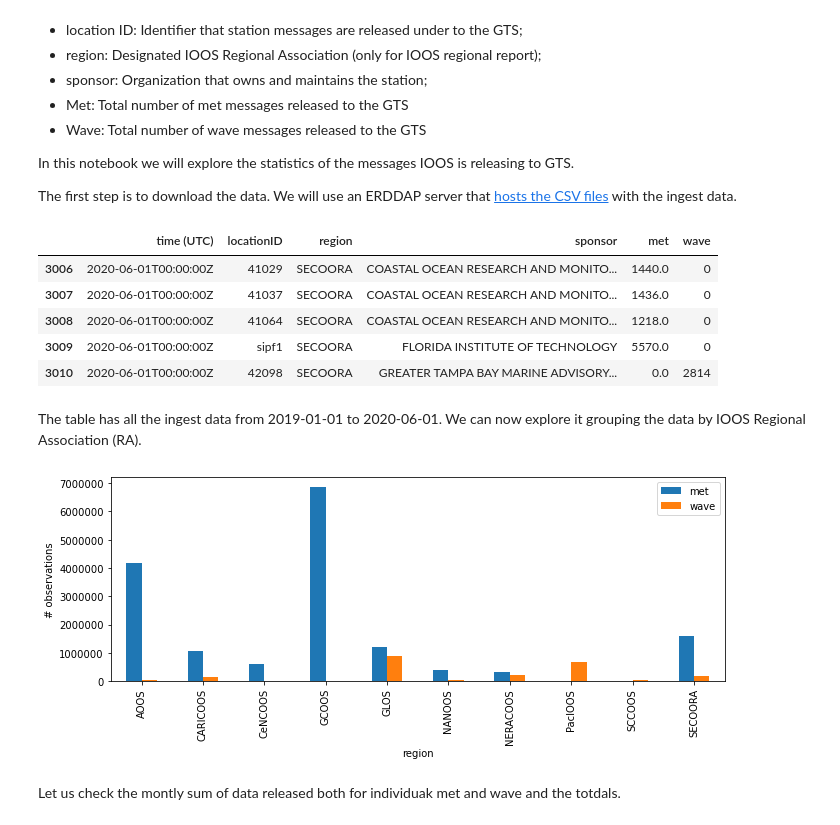
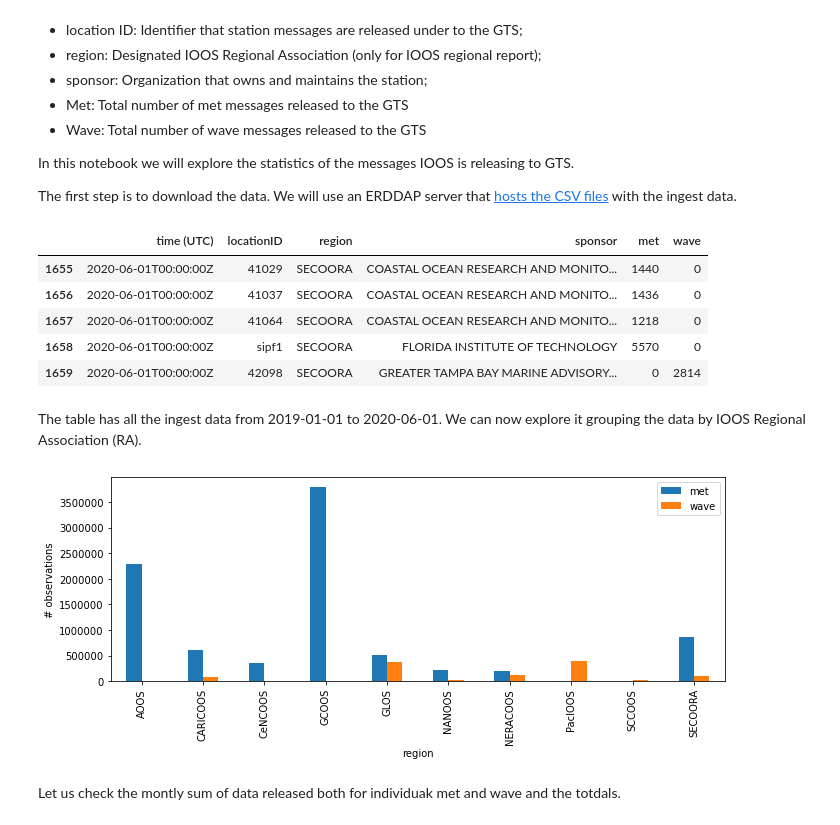
Before and after one commit to ioos/notebooks_demos, a Jupyter notebook: notebooks/2020-10-10-GTS.ipynb, the cells around one changed output. Saved outputs shown, nothing was run; the diff lists cells and outputs as text; code cells hidden in the pictures.

```diff
--- a/notebooks/2020-10-10-GTS.ipynb
+++ b/notebooks/2020-10-10-GTS.ipynb
@@ -26,21 +26,22 @@ e = ERDDAP(server=server, protocol="tabledap")
 e.dataset_id = "ioos_obs_counts"
 e.variables = ["time", "locationID", "region", "sponsor", "met", "wave"]
 e.constraints = {
-    "time>=": "2019-01-01T00:00:00Z",
+    "time>=": "2019-09",
+    "time<": "2020-11",
 }
 # %%
-df = e.to_pandas()
+df = e.to_pandas(parse_dates=True)
 
 df["locationID"] = df["locationID"].str.lower()
 
 df.tail()
 # %% [output]
 |  | time (UTC) | locationID | region | sponsor | met | wave |
-| 3006 | 2020-06-01T00:00:00Z | 41029 | SECOORA | COASTAL OCEAN RESEARCH AND MONITO... | 1440.0 | 0 |
-| 3007 | 2020-06-01T00:00:00Z | 41037 | SECOORA | COASTAL OCEAN RESEARCH AND MONITO... | 1436.0 | 0 |
-| 3008 | 2020-06-01T00:00:00Z | 41064 | SECOORA | COASTAL OCEAN RESEARCH AND MONITO... | 1218.0 | 0 |
-| 3009 | 2020-06-01T00:00:00Z | sipf1 | SECOORA | FLORIDA INSTITUTE OF TECHNOLOGY | 5570.0 | 0 |
-| 3010 | 2020-06-01T00:00:00Z | 42098 | SECOORA | GREATER TAMPA BAY MARINE ADVISORY... | 0.0 | 2814 |
+| 1655 | 2020-06-01T00:00:00Z | 41029 | SECOORA | COASTAL OCEAN RESEARCH AND MONITO... | 1440 | 0 |
+| 1656 | 2020-06-01T00:00:00Z | 41037 | SECOORA | COASTAL OCEAN RESEARCH AND MONITO... | 1436 | 0 |
+| 1657 | 2020-06-01T00:00:00Z | 41064 | SECOORA | COASTAL OCEAN RESEARCH AND MONITO... | 1218 | 0 |
+| 1658 | 2020-06-01T00:00:00Z | sipf1 | SECOORA | FLORIDA INSTITUTE OF TECHNOLOGY | 5570 | 0 |
+| 1659 | 2020-06-01T00:00:00Z | 42098 | SECOORA | GREATER TAMPA BAY MARINE ADVISORY... | 0 | 2814 |
 # %% [markdown]
 The table has all the ingest data from 2019-01-01 to 2020-06-01. We can now explore it grouping the data by IOOS Regional Association (RA).
 # %%
@@ -48,9 +49,9 @@ groups = df.groupby("region")
 
 ax = groups.sum().plot(kind="bar", figsize=(11, 3.75))
 ax.yaxis.get_major_formatter().set_scientific(False)
-ax.set_ylabel("# observations")
+ax.set_ylabel("# observations");
 # %% [output]
-[figure, old version]
+[figure, new version]
 # %% [markdown]
 Let us check the montly sum of data released both for individuak met and wave and the totdals.
 # %%
```
Also changed, not shown: parts of 3 cells of this notebook.
